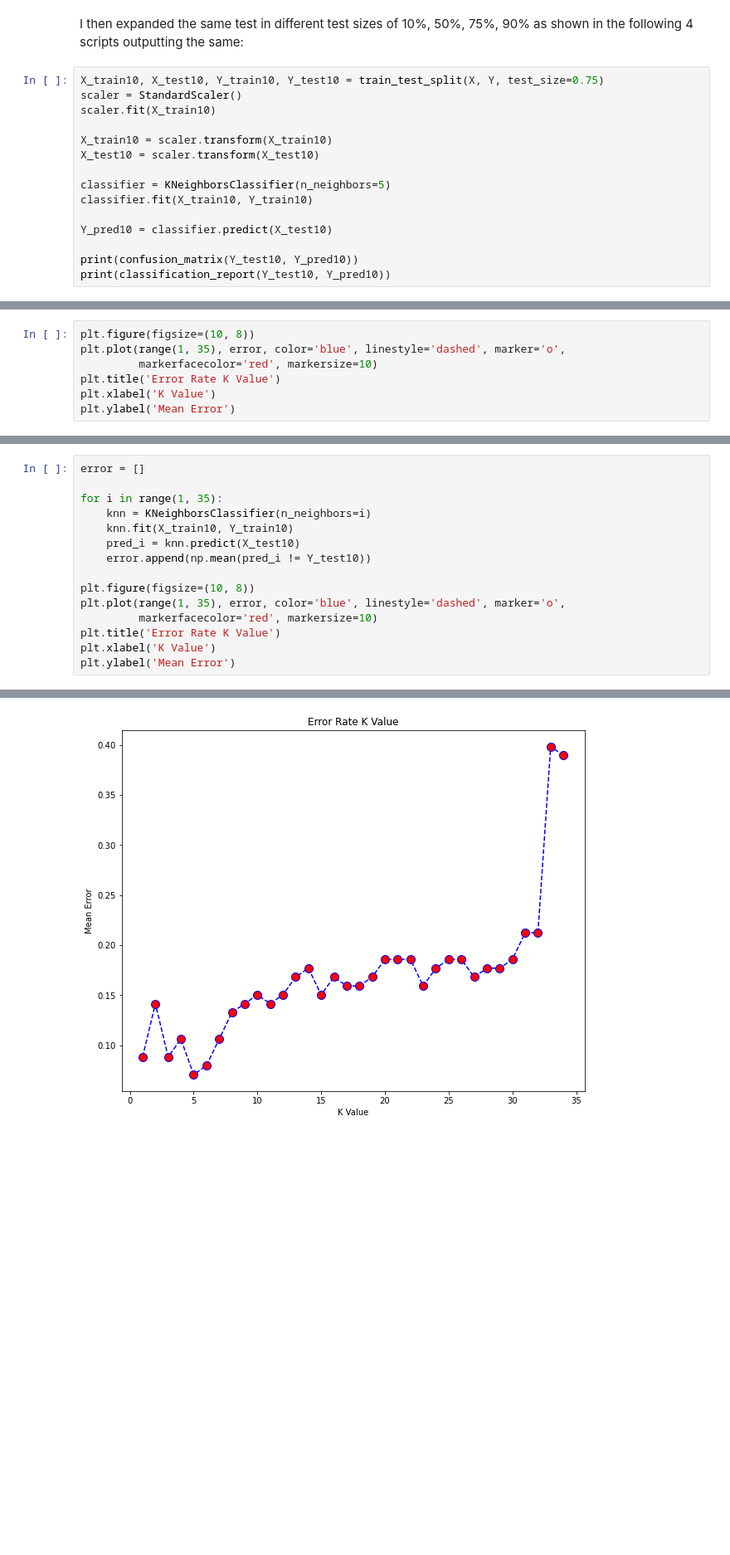
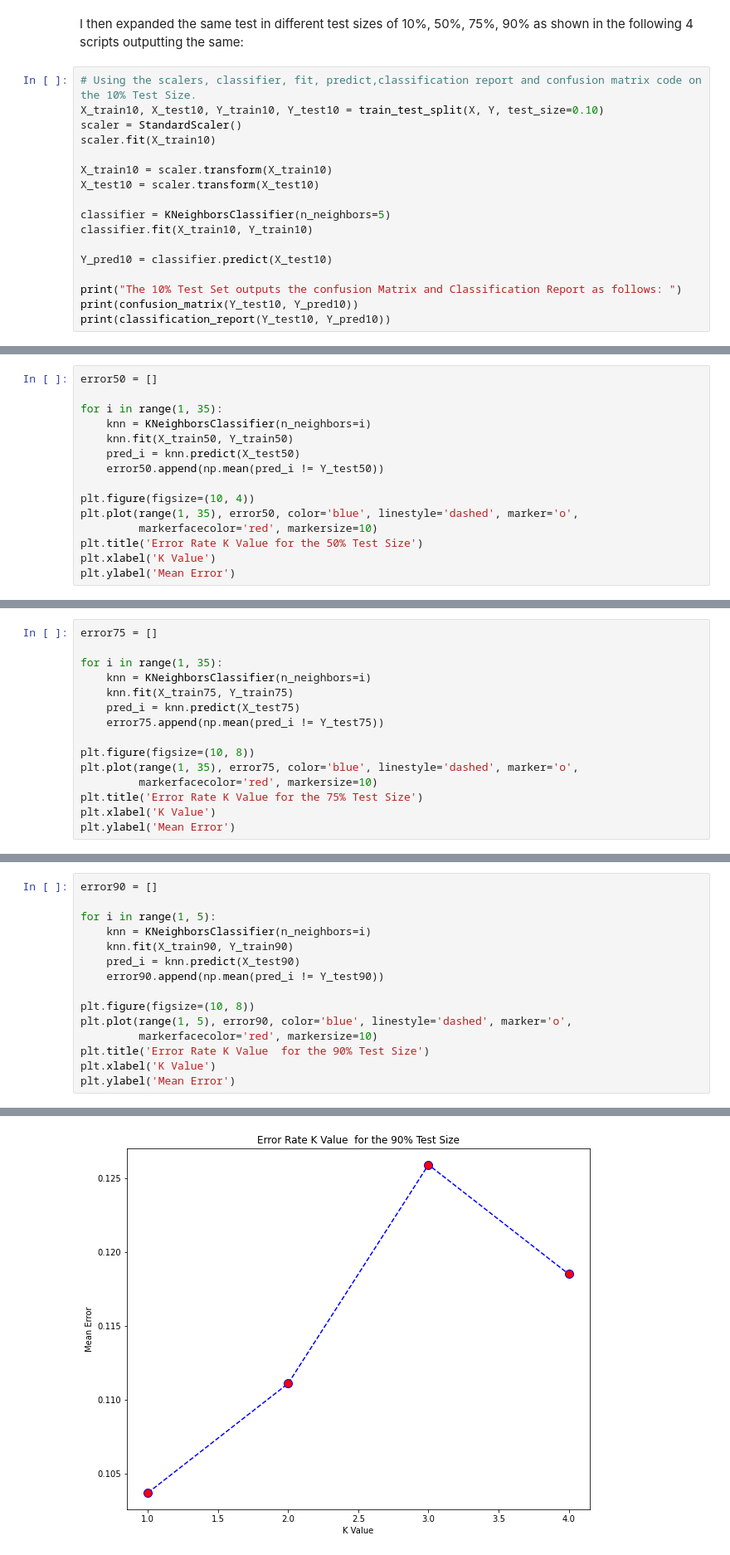
Before and after one commit to garycunningham89/machinelearning, a Jupyter notebook: tasks2020.ipynb, the cells around one changed output, grey strips where cells are left out. Shown at 83% size. Drawn from its saved outputs; the diff is of its cells as text; blank space fills up the shorter version.

```diff
--- a/tasks2020.ipynb
+++ b/tasks2020.ipynb
@@ -650,7 +654,8 @@ Iris-versicolor       1.00      0.85      0.92        13
 # %% [markdown]
 I then expanded the same test in different test sizes of 10%, 50%, 75%, 90% as shown in the following 4 scripts outputting the same:
 # %%
-X_train10, X_test10, Y_train10, Y_test10 = train_test_split(X, Y, test_size=0.75)
+# Using the scalers, classifier, fit, predict,classification report and confusion matrix code on the 10% Test Size.
+X_train10, X_test10, Y_train10, Y_test10 = train_test_split(X, Y, test_size=0.10)
 scaler = StandardScaler()
 scaler.fit(X_train10)
 
@@ -662,6 +667,7 @@ classifier.fit(X_train10, Y_train10)
 
 Y_pred10 = classifier.predict(X_test10)
 
+print("The 10% Test Set outputs the confusion Matrix and Classification Report as follows: ")
 print(confusion_matrix(Y_test10, Y_pred10))
 print(classification_report(Y_test10, Y_pred10))
 # %% [output]
@@ -771,0 +830,15 @@ for i in range(1, 35):
+# %%
+error50 = []
+
+for i in range(1, 35):
+    knn = KNeighborsClassifier(n_neighbors=i)
+    knn.fit(X_train50, Y_train50)
+    pred_i = knn.predict(X_test50)
+    error50.append(np.mean(pred_i != Y_test50))
+
+plt.figure(figsize=(10, 4))
+plt.plot(range(1, 35), error50, color='blue', linestyle='dashed', marker='o',
+         markerfacecolor='red', markersize=10)
+plt.title('Error Rate K Value for the 50% Test Size')
+plt.xlabel('K Value')
+plt.ylabel('Mean Error')
@@ -772,8 +850,16 @@ for i in range(1, 35):
 # %%
+error75 = []
+
+for i in range(1, 35):
+    knn = KNeighborsClassifier(n_neighbors=i)
+    knn.fit(X_train75, Y_train75)
+    pred_i = knn.predict(X_test75)
+    error75.append(np.mean(pred_i != Y_test75))
+
 plt.figure(figsize=(10, 8))
-plt.plot(range(1, 35), error, color='blue', linestyle='dashed', marker='o',
+plt.plot(range(1, 35), error75, color='blue', linestyle='dashed', marker='o',
          markerfacecolor='red', markersize=10)
-plt.title('Error Rate K Value')
+plt.title('Error Rate K Value for the 75% Test Size')
 plt.xlabel('K Value')
 plt.ylabel('Mean Error')
 # %% [output]
@@ -782,18 +870,18 @@ Text(0, 0.5, 'Mean Error')
 # %%
-error = []
+error90 = []
 
-for i in range(1, 35):
+for i in range(1, 5):
     knn = KNeighborsClassifier(n_neighbors=i)
-    knn.fit(X_train10, Y_train10)
-    pred_i = knn.predict(X_test10)
-    error.append(np.mean(pred_i != Y_test10))
+    knn.fit(X_train90, Y_train90)
+    pred_i = knn.predict(X_test90)
+    error90.append(np.mean(pred_i != Y_test90))
 
 plt.figure(figsize=(10, 8))
-plt.plot(range(1, 35), error, color='blue', linestyle='dashed', marker='o',
+plt.plot(range(1, 5), error90, color='blue', linestyle='dashed', marker='o',
          markerfacecolor='red', markersize=10)
-plt.title('Error Rate K Value')
+plt.title('Error Rate K Value  for the 90% Test Size')
 plt.xlabel('K Value')
 plt.ylabel('Mean Error')
 # %% [output]
 Text(0, 0.5, 'Mean Error')
-[figure, old version]
+[figure, new version]
```
Also changed, not shown: parts of 22 cells of this notebook.
